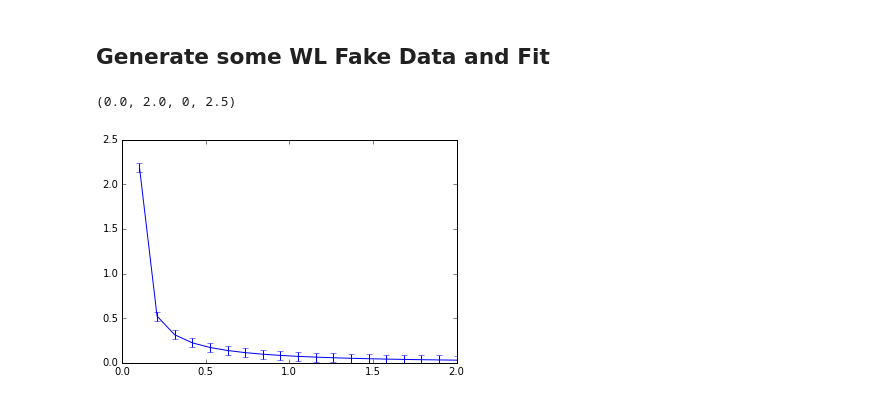
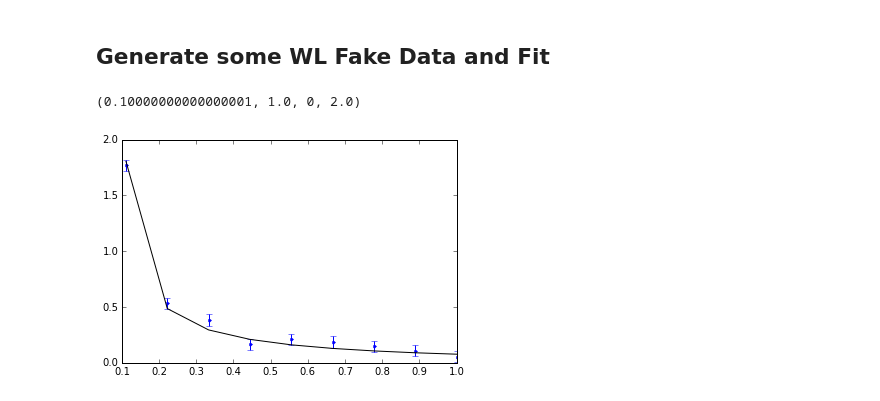
Before and after one commit to farr/HierarchicalLensing, a Jupyter notebook: WeakLensing.ipynb, the cells around one changed output. Cells and saved outputs as stored; diff of their text form; code cells hidden in the pictures.

```diff
--- a/WeakLensing.ipynb
+++ b/WeakLensing.ipynb
@@ -24,16 +24,20 @@ legend(loc='upper right')
 ## Generate some WL Fake Data and Fit
 # %%
 log_m200 = log(1e15)
-c = 10.0
-p0 = array([log_m200, c])
+log_c = log(10.0)
+p0 = array([log_m200, log_c])
 zl = 0.5
 zs = 1.2
-rs = linspace(0, 2, 20)[1:]
-shears = wl.NFW(rs, exp(log_m200), c, zl, zs)
-dshear = 0.05
-errorbar(rs, shears, yerr=dshear)
+rs = linspace(0, 1, 10)[1:]
+true_shear = wl.NFW(rs, exp(log_m200), exp(log_c), zl, zs)
+dshear = 0.05 + rs*0
+logpost = wl.WeakLensingLikelihood(rs, true_shear, dshear, zl, zs)
+shear = logpost.draw_data(p0)
+logpost = wl.WeakLensingLikelihood(rs, shear, dshear, zl, zs)
+errorbar(rs, shear, yerr=dshear, fmt='.', color='b')
+plot(rs, true_shear, '-k')
 axis(ymin=0)
 # %% [output]
-(0.0, 2.0, 0, 2.5)
+(0.10000000000000001, 1.0, 0, 2.0)
-[figure, old version]
+[figure, new version]
 # %%
```
Also changed, not shown: parts of 3 cells of this notebook, 1 other file.
